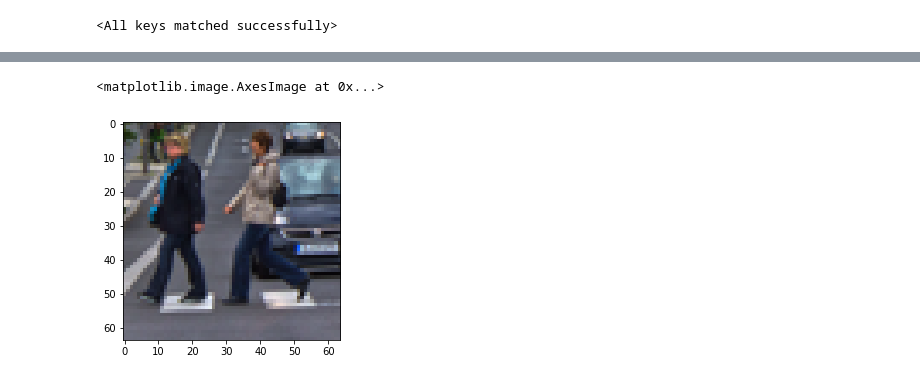
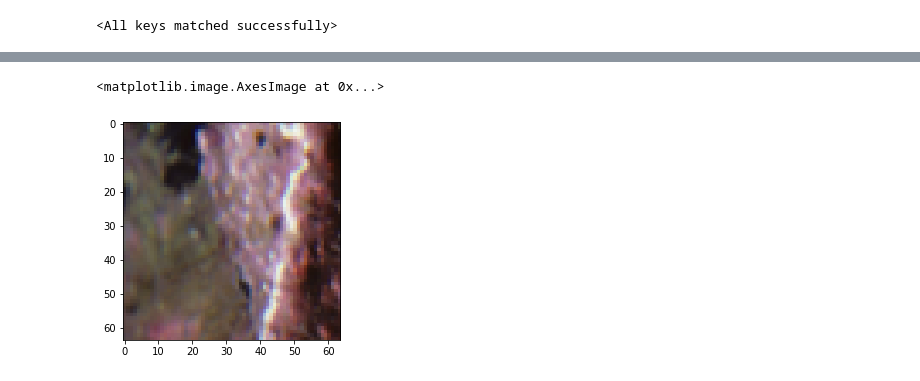
Before and after one commit to itsnarsi/1WeStar, a Jupyter notebook: test.py.ipynb, the cells around one changed output, grey strips where cells are left out. Cells and saved outputs as stored; diff of their text form; code cells hidden in the pictures.

```diff
--- a/test.py.ipynb
+++ b/test.py.ipynb
@@ -22,5 +25,5 @@ ImageFile.LOAD_TRUNCATED_IMAGES = True
 # %%
-img_file = "/media/narsi/fast_drive/super_resolution/fliker1k/val/0_1_2.png"
+img_file = "/media/narsi/LargeData/DVI2K/DIV2K_train_HR/0001.png"
 # %%
-I = Image.open(img_file).resize((64, 64), Image.BICUBIC)
+I = Image.open(img_file).resize((512, 512), Image.BICUBIC)
 # %%
@@ -53,5 +55,5 @@ Clipping input data to the valid range for imshow with RGB data ([0..1] for floa
 # %%
-plt.imshow(I)
+plt.imshow(np.uint8(I)[:64, :64, :])
 # %% [output]
 <matplotlib.image.AxesImage at 0x...>
-[figure, old version]
+[figure, new version]
```
Also changed, not shown: parts of 35 cells of this notebook, 11 other files.
